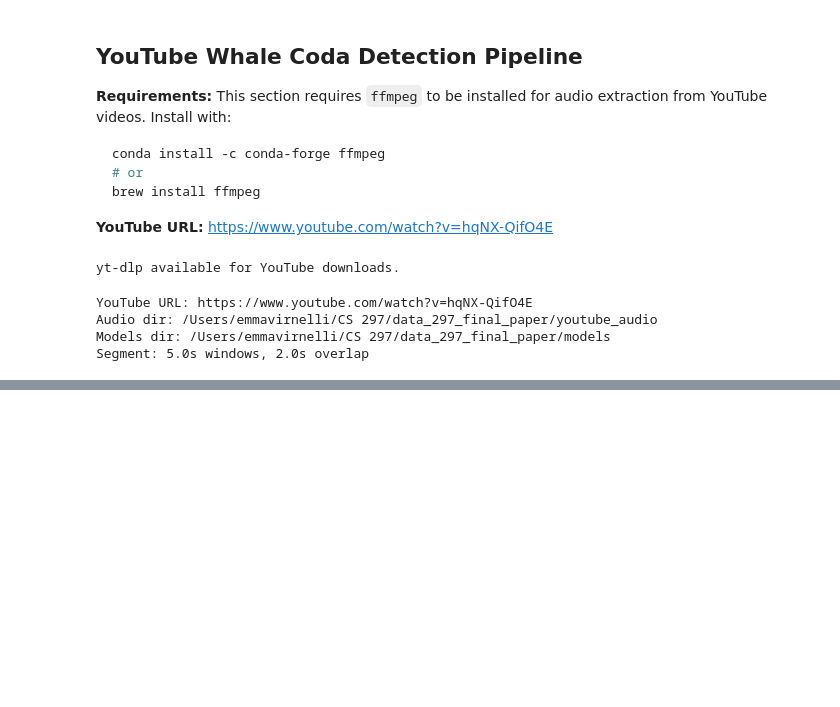
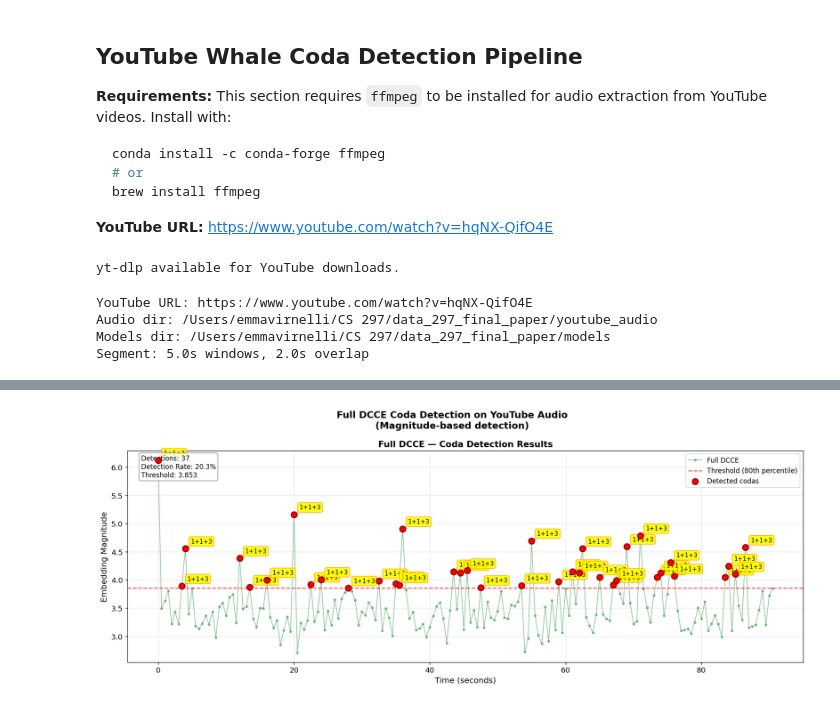
Before and after one commit to fifth-island/data_297_final_paper, a Jupyter notebook: notebooks/phase3_dcce_plus_yt.ipynb, the cells around one changed output, grey strips where cells are left out. Saved outputs shown, nothing was run; the diff lists cells and outputs as text; code cells hidden in the pictures; blank space fills up the shorter version.

Commit message:
Update Phase 3 DCCE+ YouTube notebook with latest code

```diff
--- a/notebooks/phase3_dcce_plus_yt.ipynb
+++ b/notebooks/phase3_dcce_plus_yt.ipynb
@@ -1445,0 +1553,97 @@ The pipeline successfully demonstrates DCCE's potential for real-world whale cod
+# %%
+# ── Visualize coda detection results (Full DCCE only) ──────────────────────
+def plot_full_dcce_results(results, start_times, segment_duration=5.0, threshold_percentile=80, le_type=None):
+    """Plot magnitude-based coda detection for Full DCCE only."""
+    variant = "full"
+    res = results[variant]
+    magnitudes = res['magnitudes']
+
+    fig, ax = plt.subplots(1, 1, figsize=(15, 6))
+
+    fig.suptitle("Full DCCE Coda Detection on YouTube Audio\n(Magnitude-based detection)",
+                 fontsize=14, fontweight="bold")
+
+    # Plot magnitudes over time
+    ax.plot(start_times, magnitudes, 'o-', color="#55A868",
+            markersize=3, linewidth=1, alpha=0.7, label="Full DCCE")
+
+    # Add threshold line
+    threshold = np.percentile(magnitudes, threshold_percentile)
+    ax.axhline(threshold, color='red', linestyle='--', alpha=0.7,
+               label=f"Threshold ({threshold_percentile}th percentile)")
+
+    # Highlight detections
+    detections = magnitudes > threshold
+    if detections.any():
+        ax.scatter(np.array(start_times)[detections],
+                  magnitudes[detections],
+                  color='red', s=80, zorder=5, label="Detected codas", marker='o', edgecolors='darkred', linewidth=1.5)
+
+        # Add coda type labels for detections
+        if le_type is not None:
+            coda_type_preds = res['coda_type_preds']
+            for j, (time, mag, detected, type_pred) in enumerate(zip(start_times, magnitudes, detections, coda_type_preds)):
+                if detected:
+                    type_name = le_type.inverse_transform([type_pred])[0]
+                    ax.annotate(type_name, (time, mag), xytext=(8, 8),
+                              textcoords='offset points', fontsize=9,
+                              bbox=dict(boxstyle='round,pad=0.3', facecolor='yellow', alpha=0.9, edgecolor='orange'),
+                              arrowprops=dict(arrowstyle='->', color='gray', alpha=0.6))
+
+    ax.set_xlabel("Time (seconds)", fontsize=12)
+    ax.set_ylabel("Embedding Magnitude", fontsize=12)
+    ax.set_title("Full DCCE — Coda Detection Results", fontsize=13, fontweight="bold")
+    ax.legend(loc='upper right', fontsize=10)
+    ax.grid(alpha=0.3)
+
+    # Add detection count and statistics box
+    n_detections = detections.sum()
+    detection_rate = n_detections / len(magnitudes) * 100
+
+    # Create stats text box
+    stats_text = f"Detections: {n_detections}\nDetection Rate: {detection_rate:.1f}%\nThreshold: {threshold:.3f}"
+    ax.text(0.02, 0.98, stats_text,
+            transform=ax.transAxes, fontsize=10, verticalalignment='top',
+            bbox=dict(boxstyle='round', facecolor='white', alpha=0.85, edgecolor='gray'))
+
+    plt.tight_layout()
+    return fig
+
+# Plot results (Full DCCE only)
+print("Plotting Full DCCE detection results...")
+fig = plot_full_dcce_results(inference_results, start_times, le_type=le_type)
+plt.savefig(os.path.join(FIGS, "fig_full_dcce_coda_detection.png"), dpi=150, bbox_inches="tight")
+plt.show()
+
+# Summary statistics (Full DCCE only)
+print("\n" + "="*50)
+print("Full DCCE Detection Summary")
+print("="*50)
+
+variant = "full"
+res = inference_results[variant]
+magnitudes = res['magnitudes']
+threshold = np.percentile(magnitudes, 80)
+n_detections = (magnitudes > threshold).sum()
+detection_rate = n_detections / len(magnitudes) * 100
+print(f"Total segments analyzed: {len(magnitudes)}")
+print(f"Detection threshold: {threshold:.4f} (80th percentile)")
+print(f"Number of detections: {n_detections}")
+print(f"Detection rate: {detection_rate:.1f}%")
+
+# Show coda type breakdown for detected segments
+if n_detections > 0:
+    detections = magnitudes > threshold
+    detected_types = res['coda_type_preds'][detections]
+    type_counts = {}
+    for type_idx in detected_types:
+        type_name = le_type.inverse_transform([type_idx])[0]
+        type_counts[type_name] = type_counts.get(type_name, 0) + 1
+
+    print(f"\nDetected coda types (Full DCCE):")
+    print("-" * 30)
+    for type_name, count in sorted(type_counts.items(), key=lambda x: x[1], reverse=True):
+        percentage = (count / n_detections) * 100
+        print(f"  {type_name:15s}: {count:3d} segments ({percentage:5.1f}%)")
+    print()
+# %% [output]
@@ -1445,0 +1651 @@ The pipeline successfully demonstrates DCCE's potential for real-world whale cod
+[figure, added]
```
Also changed, not shown: parts of 12 cells of this notebook.
